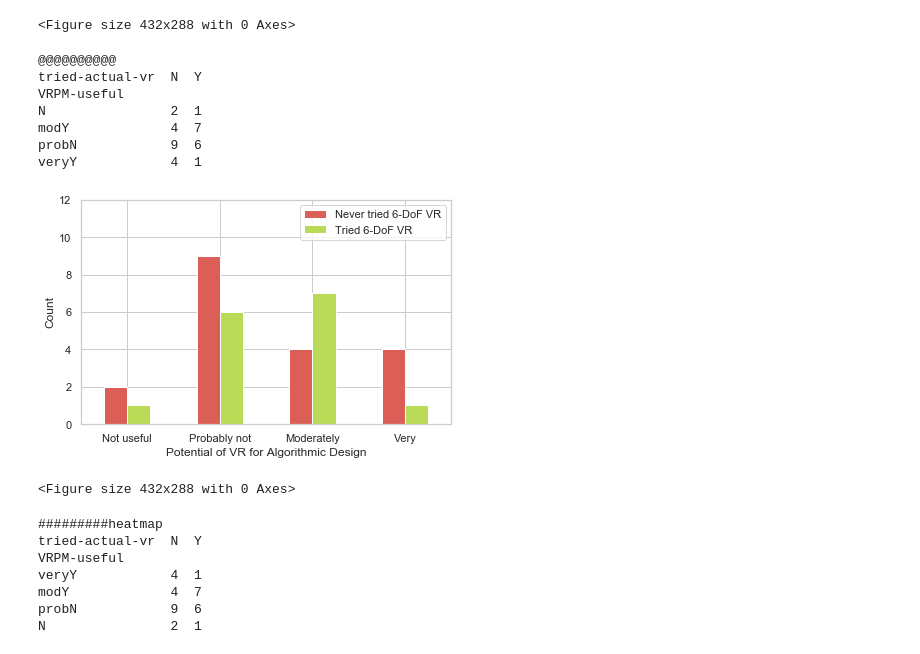
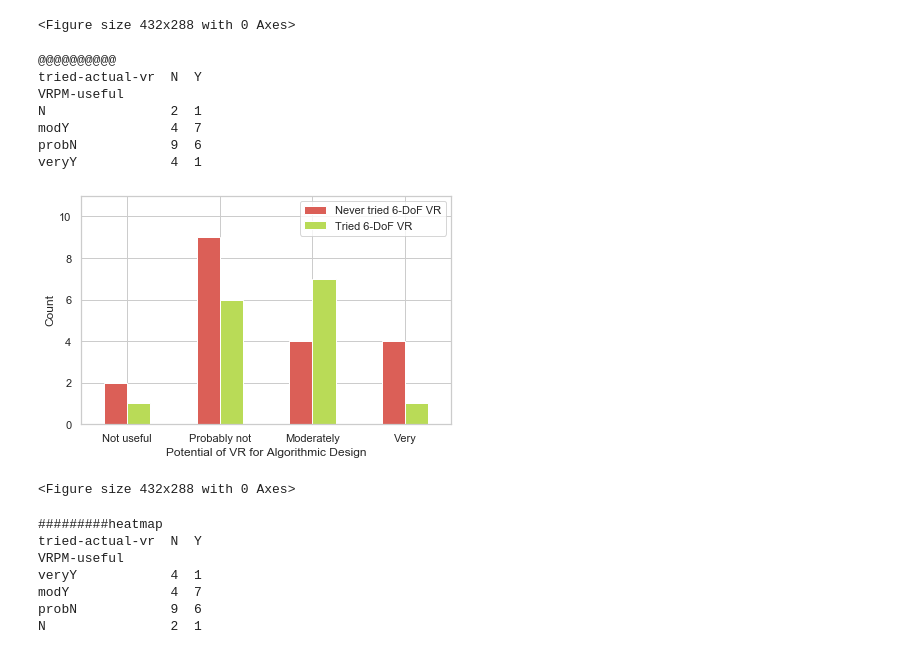
Before and after one commit to qdrien/cibw78-replication, a Jupyter notebook: CIB-W78 processing.ipynb, the cells around one changed output. Saved outputs shown, nothing was run; the diff lists cells and outputs as text; code cells hidden in the pictures.

```diff
--- a/CIB-W78 processing.ipynb
+++ b/CIB-W78 processing.ipynb
@@ -1410,35 +1410,35 @@ stack_categories = ['N', 'Y']
 df_tried_vr_filtered = df_tried_vr_filtered.groupby('VRPM-useful')['tried-actual-vr'].value_counts(dropna=False)
 
 df_tried_vr_filtered = df_tried_vr_filtered.groupby('tried-actual-vr').transform(lambda x: x)
 df_tried_vr_filtered = df_tried_vr_filtered.unstack()
 print("@@@@@@@@@@")
 print(df_tried_vr_filtered)
 
 df_tried_vr_filtered.columns = pd.CategoricalIndex(df_tried_vr_filtered.columns.values,
                                                    ordered=True,
                                                    categories=stack_categories)
 
 df_tried_vr_filtered = df_tried_vr_filtered.sort_index(axis=1)
 
 ax = df_tried_vr_filtered.loc[orderedX].plot.bar(stacked=False, rot=0)
-ax.set_ylim(ymax=12)
+ax.set_ylim(ymax=11)
 plt.ylabel("Count")
 plt.xlabel("Potential of VR for Algorithmic Design")
 plt.legend(['Never tried 6-DoF VR', 'Tried 6-DoF VR'])
 plt.xticks(np.arange(4), ('Not useful', 'Probably not', 'Moderately', 'Very'))
 plt.tight_layout()
 
 plt.show()
 plt.clf()
 # %% [output]
 @@@@@@@@@@
 tried-actual-vr  N  Y
 VRPM-useful
 N                2  1
 modY             4  7
 probN            9  6
 veryY            4  1
-[figure, old version]
+[figure, new version]
 <Figure size 432x288 with 0 Axes>
 # %%
 #VRPM-useful-tried-actual-vr heatmap
```
Also changed, not shown: parts of 1 cell of this notebook.
